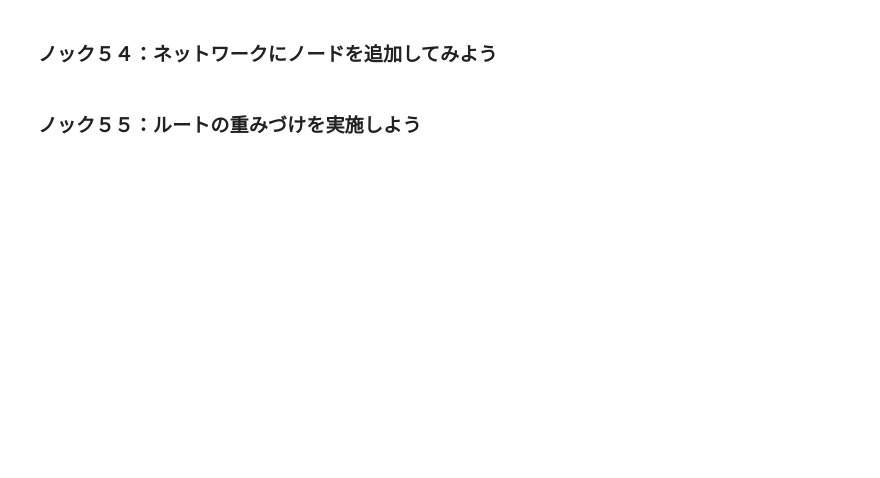
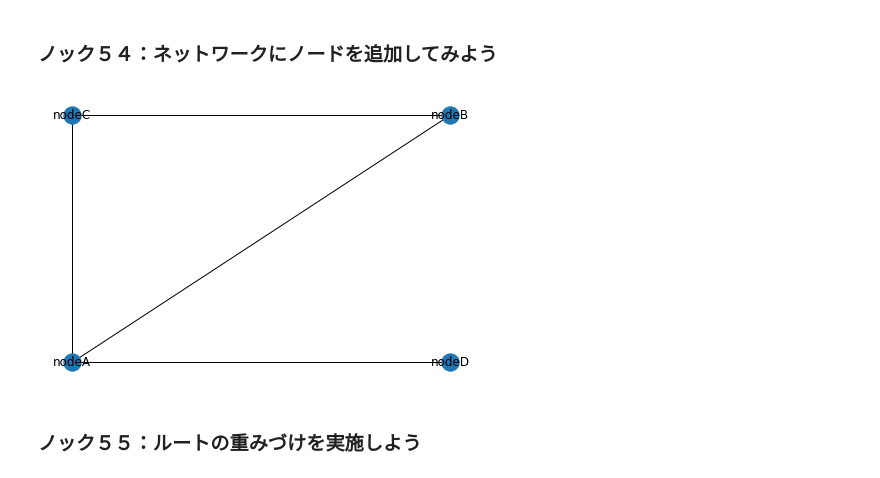
Before and after one commit to shinseitaro/python-data-analysis-100, a Jupyter notebook: sample/100drill_20201021/6/6章 物流の最適ルートをコンサルティングする１０本ノック.ipynb, the cells around one changed output. Saved outputs shown, nothing was run; the diff lists cells and outputs as text; code cells hidden in the pictures; blank space fills up the shorter version.

```diff
--- a/sample/100drill_20201021/6/6章 物流の最適ルートをコンサルティングする１０本ノック.ipynb
+++ b/sample/100drill_20201021/6/6章 物流の最適ルートをコンサルティングする１０本ノック.ipynb
@@ -12,4 +169,11 @@
 # %% [markdown]
 ### ノック５４：ネットワークにノードを追加してみよう
+# %%
+G.add_node("nodeD")
+G.add_edge("nodeA","nodeD")
+pos["nodeD"]=(1,0)
+nx.draw(G, pos, with_labels=True)
+# %% [output]
+[figure, added]
 # %% [markdown]
 ### ノック５５：ルートの重みづけを実施しよう
```
Also changed, not shown: parts of 22 cells of this notebook, 2 other files.
